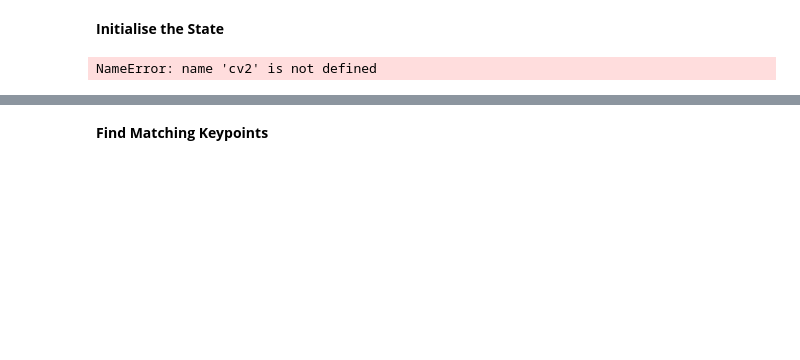
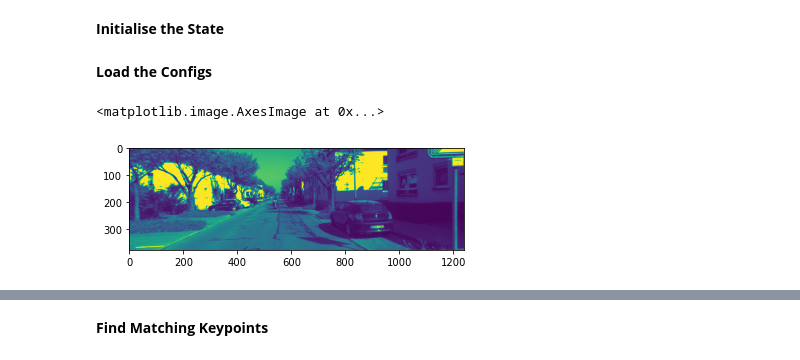
Before and after one commit to sakshamjindal/Stereo-Visual-SLAM-Odometry, a Jupyter notebook: notebooks/initial_processing.ipynb, the cells around one changed output, grey strips where cells are left out. Cells and saved outputs as stored; diff of their text form; code cells hidden in the pictures; blank space fills up the shorter version.

```diff
--- a/notebooks/initial_processing.ipynb
+++ b/notebooks/initial_processing.ipynb
@@ -133,12 +24,12 @@ def showMatchedFeatures():
 # %%
 state_num = 0
 
-left_frame, right_frame = dataset[state_num]
+left_frame, right_frame, ground_truth = dataset[state_num]
 
 #initialise the state
-prevState = VO_State(state_num)
+prevState = VO_StateMachine(state_num)
 
 #set frame state
 prevState.frames.left, prevState.frames.right = left_frame, right_frame
-# %% [output]
-NameError: name 'cv2' is not defined
+# %% [markdown]
+**Load the Configs**
@@ -144,0 +38,5 @@ NameError: name 'cv2' is not defined
+# %%
+plt.imshow(prevState.frames.left)
+# %% [output]
+<matplotlib.image.AxesImage at 0x...>
+[figure, added]
```
Also changed, not shown: parts of 25 cells of this notebook, 9 other files.
